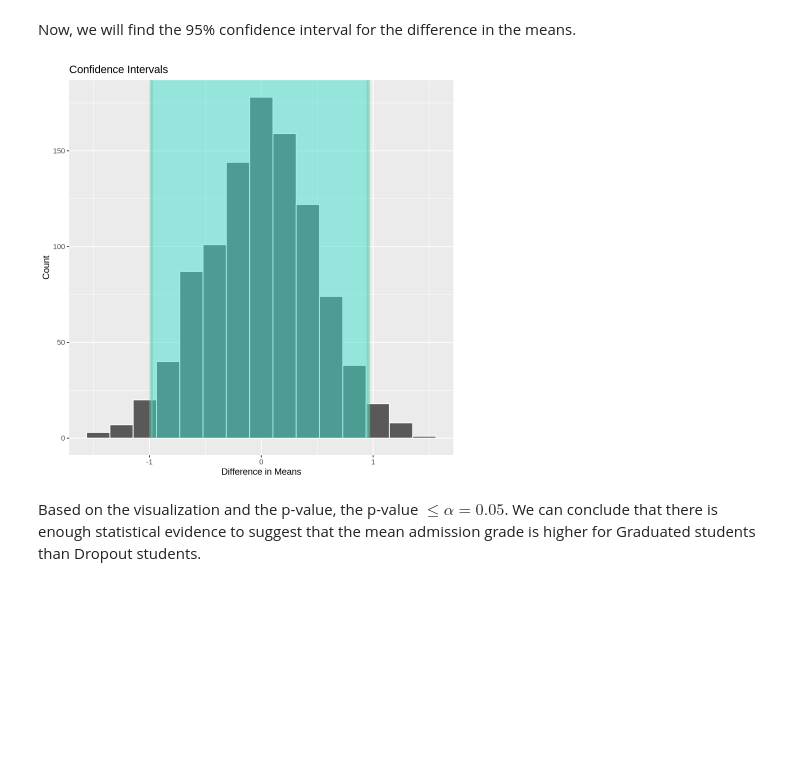
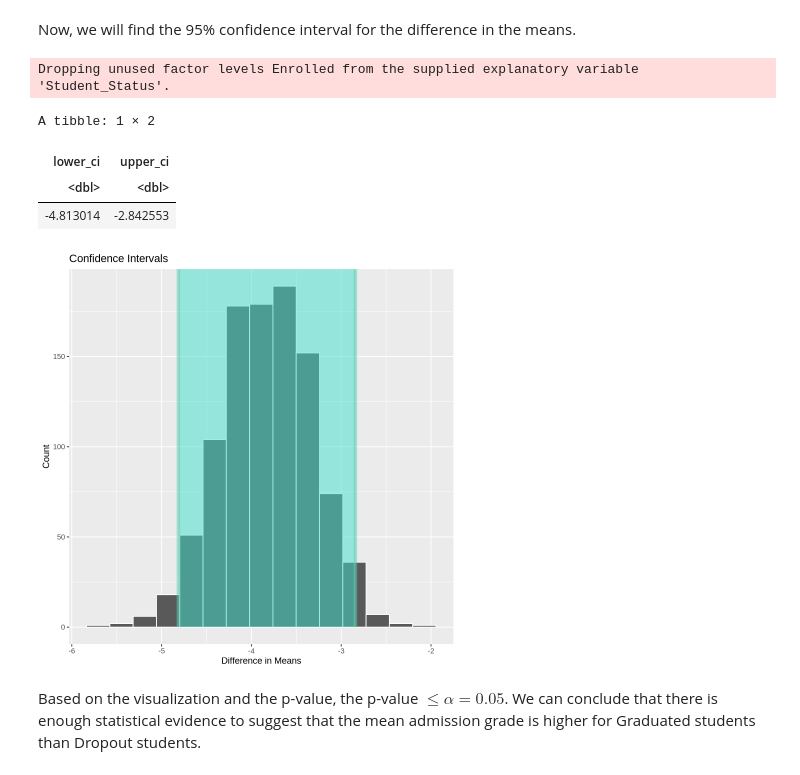
Before and after one commit to yui-ubc/stat-201-2023w1-group-20, a Jupyter notebook: finalProject.ipynb, the cells around one changed output. Drawn from its saved outputs; the diff is of its cells as text; code cells hidden in the pictures; blank space fills up the shorter version.

Commit message:
added bootstrap dist, fixed CI

```diff
--- a/finalProject.ipynb
+++ b/finalProject.ipynb
@@ -195,17 +197,29 @@ The p-value $\le \alpha = 0.05$. This suggest that we should reject $H_o$
 # %% [markdown]
 Now, we will find the 95% confidence interval for the difference in the means.
 # %%
-ci <- null_dist %>%
-  get_ci(level = 0.95)
+bootstrap_dist <- dropout_pop %>%
+  specify(Admission_Grade ~ Student_Status) %>%
+  generate(type="bootstrap", reps = 1000) %>%
+  calculate(stat = "diff in means", order = c("Dropout", "Graduate"))
 
-null_dist %>%
+ci <- bootstrap_dist %>%
+  get_ci(level = 0.95, type="percentile")
+ci
+
+bootstrap_dist_ci_plot <- bootstrap_dist %>%
   visualize() +
   shade_ci(endpoints = ci, alpha=0.5) + xlab("Means Difference") +
   labs(title = "Confidence Intervals",
              x = "Difference in Means",
              y = "Count")
+bootstrap_dist_ci_plot
 # %% [output]
+Dropping unused factor levels Enrolled from the supplied explanatory variable 'Student_Status'.
+A tibble: 1 × 2
+| lower_ci | upper_ci |
+| <dbl> | <dbl> |
+| -4.813014 | -2.842553 |
-[figure, old version]
+[figure, new version]
 # %% [markdown]
 Based on the visualization and the p-value, the p-value $\le \alpha = 0.05$. We can conclude that there is enough statistical evidence to suggest that the mean admission grade is higher for Graduated students than Dropout students.
 # %% [markdown]
```
Also changed, not shown: parts of 2 cells of this notebook.
